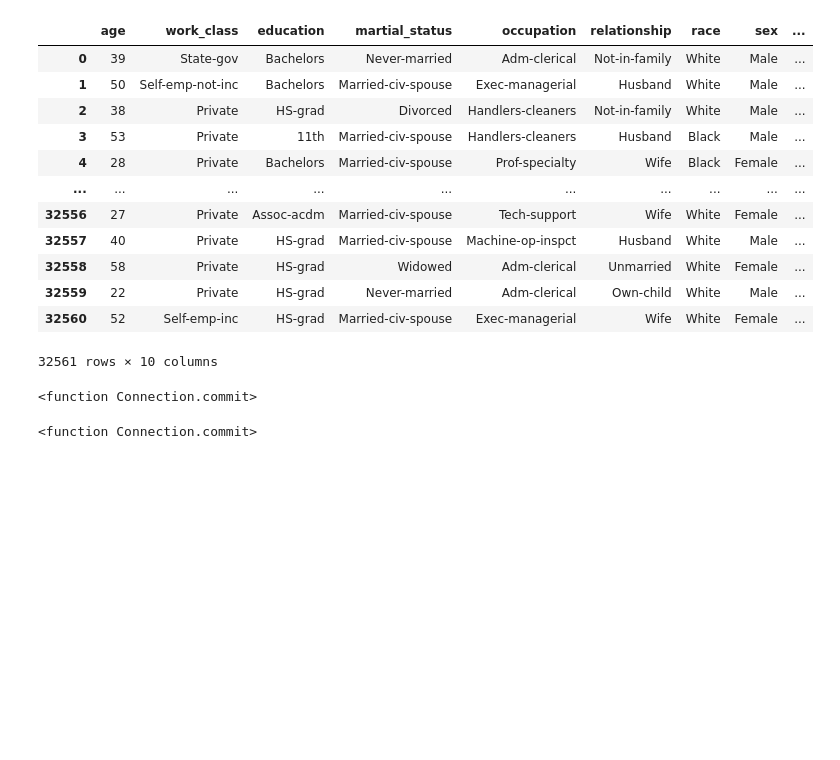
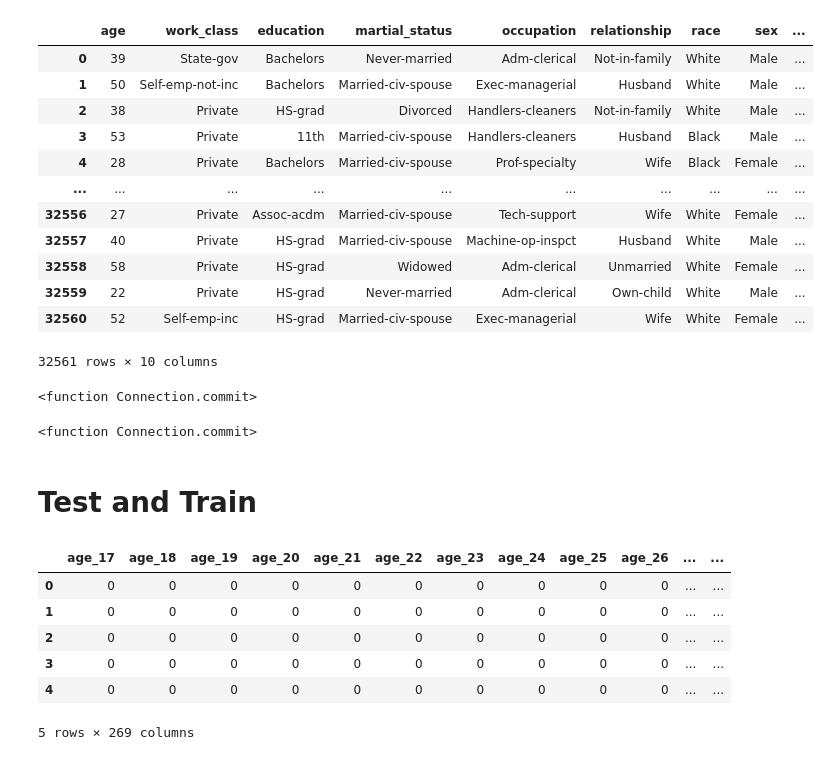
Before and after one commit to leonkelvin2000/fianance2, a Jupyter notebook: Data Base Read In.ipynb, the cells around one changed output. Drawn from its saved outputs; the diff is of its cells as text; code cells hidden in the pictures; blank space fills up the shorter version.

Commit message:
testing

```diff
--- a/Data Base Read In.ipynb
+++ b/Data Base Read In.ipynb
@@ -111,7 +111,7 @@ target_df
 32561 rows × 2 columns
 # %%
 # Renaming titles columns
-features_df = features_df.rename(columns={'workclass':'work_class','marital-status': 'martial_status','hours-per-week':'hours_per_week','native-country':'native_country'})
+features_df = features_df.rename(columns={'workclass':'work_class','marital-status': 'marital_status','hours-per-week':'hours_per_week','native-country':'native_country'})
 features_df
 # %% [output]
 |  | age | work_class | education | martial_status | occupation | relationship | race | sex | ... |
@@ -148,3 +148,19 @@ conn.commit
 # %%
 # connecting to 'target.db'
 conn = sqlite3.connect('salary.db')
+# %% [markdown]
+# Test and Train
+# %%
+#split into testing and training
+X = pd.get_dummies(features_df, columns = ['age', 'work_class', 'education', 'martial_status',
+                                           'occupation', 'relationship', 'race', 'sex','hours_per_week', 'native_country'])
+y = target_df['salary']
+X.head()
+# %% [output]
+|  | age_17 | age_18 | age_19 | age_20 | age_21 | age_22 | age_23 | age_24 | age_25 | age_26 | ... | ... |
+| 0 | 0 | 0 | 0 | 0 | 0 | 0 | 0 | 0 | 0 | 0 | ... | ... |
+| 1 | 0 | 0 | 0 | 0 | 0 | 0 | 0 | 0 | 0 | 0 | ... | ... |
+| 2 | 0 | 0 | 0 | 0 | 0 | 0 | 0 | 0 | 0 | 0 | ... | ... |
+| 3 | 0 | 0 | 0 | 0 | 0 | 0 | 0 | 0 | 0 | 0 | ... | ... |
+| 4 | 0 | 0 | 0 | 0 | 0 | 0 | 0 | 0 | 0 | 0 | ... | ... |
+5 rows × 269 columns
```
Also changed, not shown: parts of 3 cells of this notebook, 1 other file.
